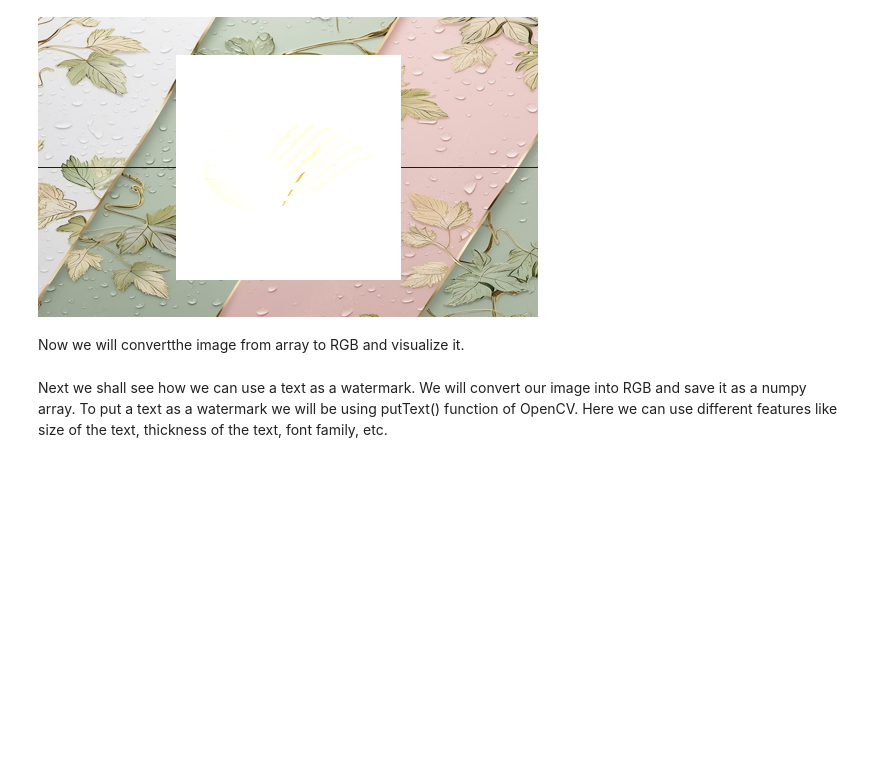
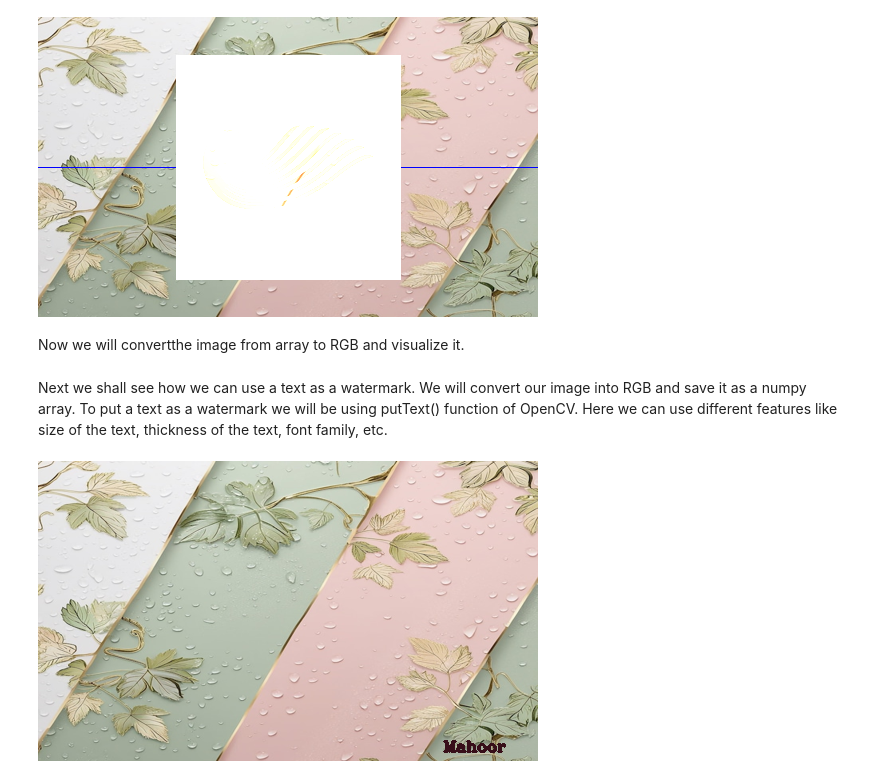
Before and after one commit to mahursh/ImageWatermarking, a Jupyter notebook: ImageWatermarkingNotes.ipynb, the cells around one changed output. Drawn from its saved outputs; the diff is of its cells as text; code cells hidden in the pictures; blank space fills up the shorter version.

```diff
--- a/ImageWatermarkingNotes.ipynb
+++ b/ImageWatermarkingNotes.ipynb
@@ -71,2 +71,8 @@ cv2.putText(image_text, text='Pianalytix', org=(w_image - 95, h_image - 10), fon
 # %% [markdown]
 Next we shall see how we can use a text as a watermark. We will convert our image into RGB and save it as a numpy array. To put a text as a watermark we will be using putText() function of OpenCV. Here we can use different features like size of the text, thickness of the text, font family, etc.
+# %%
+# Plotting text watermark image
+timg =Image.fromarray(image_text , 'RGB')
+timg
+# %% [output]
+[figure, added]
```
Also changed, not shown: parts of 1 cell of this notebook.
